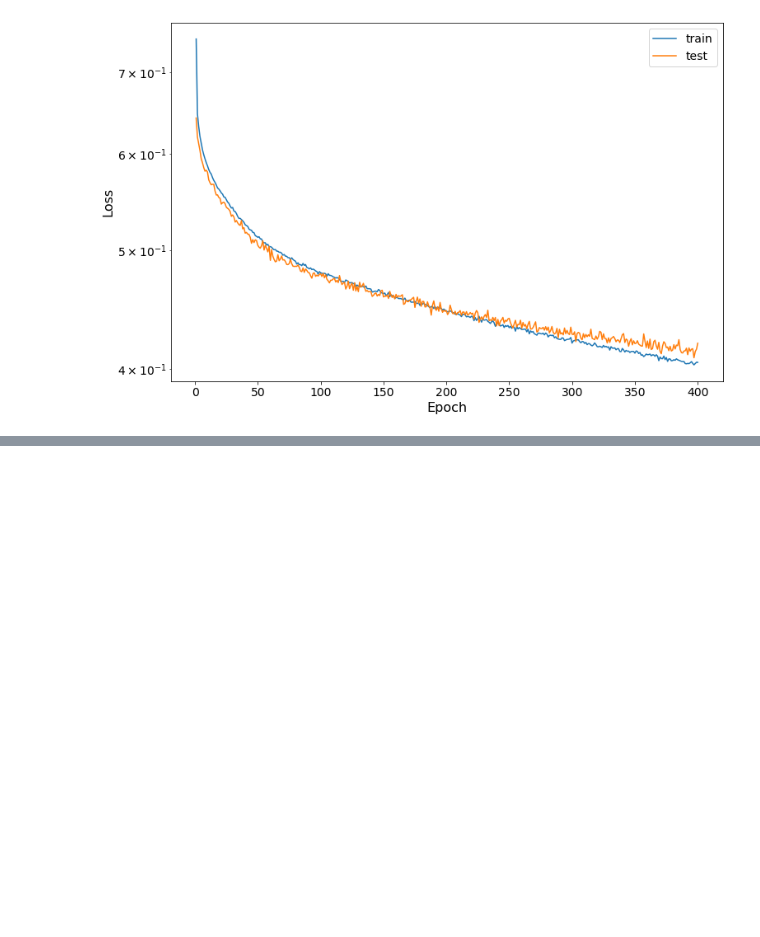
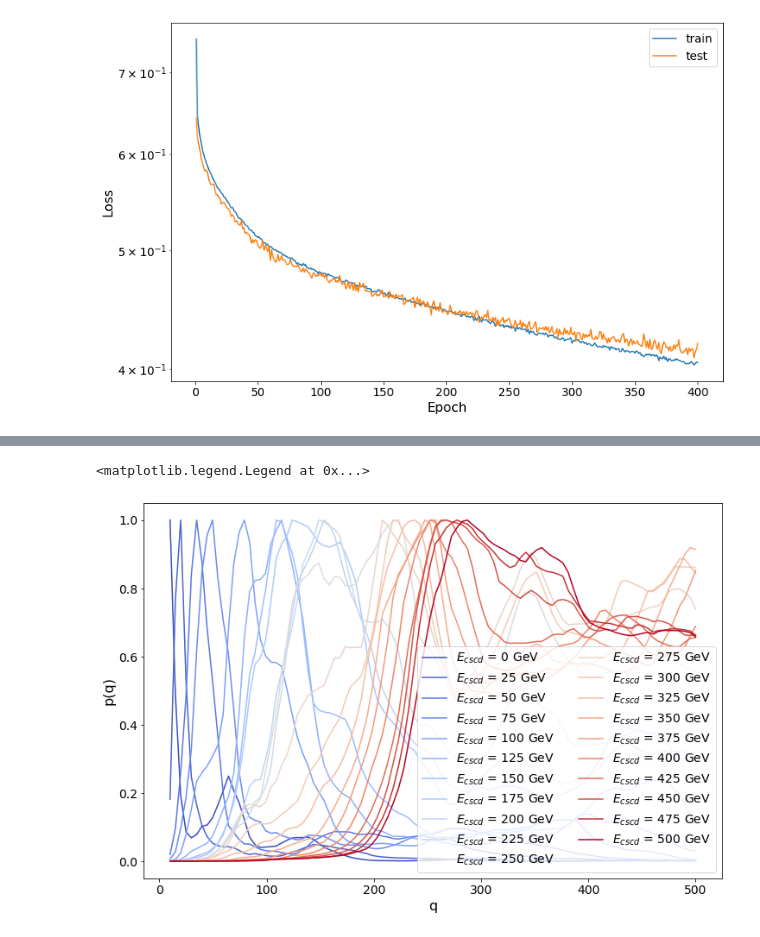
Before and after one commit to philippeller/IceNet, a Jupyter notebook: HitNet.ipynb, the cells around one changed output, grey strips where cells are left out. Cells and saved outputs as stored; diff of their text form; code cells hidden in the pictures; blank space fills up the shorter version.

```diff
--- a/HitNet.ipynb
+++ b/HitNet.ipynb
@@ -660,0 +660,29 @@ plt.savefig('hitnet_event%i.png'%evt)
+# %%
+qs = []
+N = 21
+
+charges = np.linspace(10, 500, 100)
+xs = np.logspace(0, 3, N)
+xs = np.linspace(0, 500, N)
+
+for charge in charges:
+    p = np.repeat(np.array([0., 0., -300., 0, np.pi, 0, 0., 0.]), N).reshape(8, -1).T
+    p[:, 6] = xs
+    _, l, q, _, = get_llhs(np.array([]), [charge], [1.], p, epsilon = 1e-10, subtract=False)
+    qs.append(q)
+
+qs = np.array(qs)
+# %%
+colors = plt.cm.coolwarm(np.linspace(0,1,len(xs)))
+
+for i in range(len(xs)):
+    q = qs[:,i]
+    #q -= np.min(q)
+    plt.plot(charges, np.exp(-q), color = colors[i], label=r'$E_{cscd}$ = %i GeV'%xs[i]);
+
+plt.gca().set_xlabel('q')
+plt.gca().set_ylabel('p(q)')
+plt.legend(loc="lower right", ncol=2)
+# %% [output]
+<matplotlib.legend.Legend at 0x...>
+[figure, added]
```
Also changed, not shown: parts of 15 cells of this notebook.
